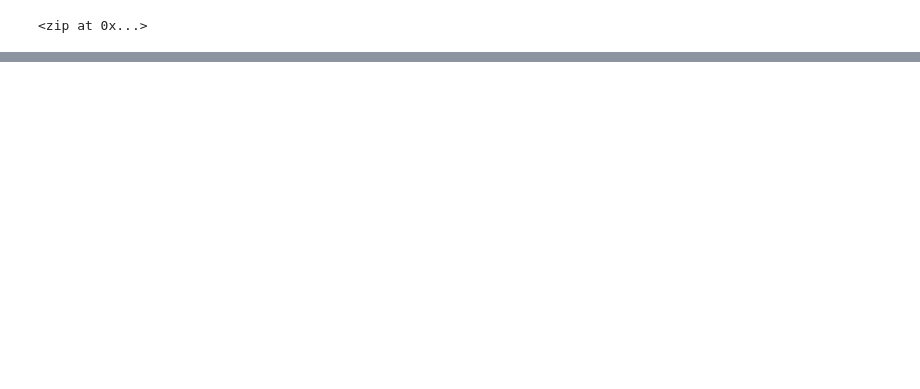
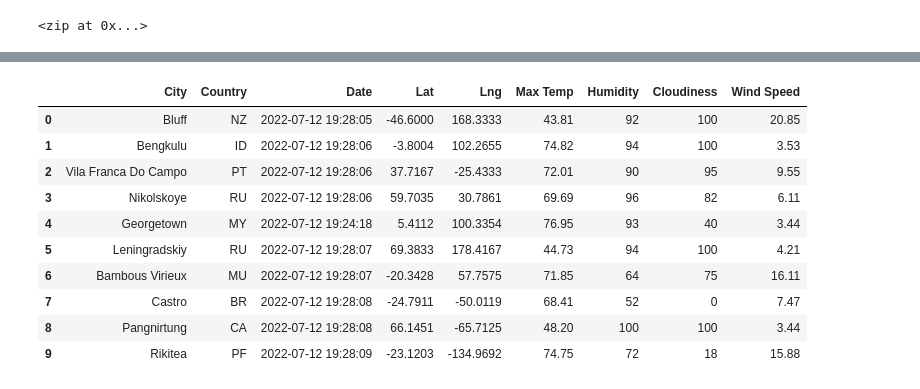
Before and after one commit to waciciarelli/World_Weather_Analysis, a Jupyter notebook: WeatherPy.ipynb, the cells around one changed output, grey strips where cells are left out. Saved outputs shown, nothing was run; the diff lists cells and outputs as text; code cells hidden in the pictures; blank space fills up the shorter version.

```diff
--- a/WeatherPy.ipynb
+++ b/WeatherPy.ipynb
@@ -54,0 +283,18 @@ len(cities)
+# %%
+new_column_order = ["City", "Country", "Date", "Lat", "Lng", "Max Temp", "Humidity", "Cloudiness", "Wind Speed"]
+# %%
+city_data_df = city_data_df[new_column_order]
+# %%
+city_data_df.head(10)
+# %% [output]
+|  | City | Country | Date | Lat | Lng | Max Temp | Humidity | Cloudiness | Wind Speed |
+| 0 | Bluff | NZ | 2022-07-12 19:28:05 | -46.6000 | 168.3333 | 43.81 | 92 | 100 | 20.85 |
+| 1 | Bengkulu | ID | 2022-07-12 19:28:06 | -3.8004 | 102.2655 | 74.82 | 94 | 100 | 3.53 |
+| 2 | Vila Franca Do Campo | PT | 2022-07-12 19:28:06 | 37.7167 | -25.4333 | 72.01 | 90 | 95 | 9.55 |
+| 3 | Nikolskoye | RU | 2022-07-12 19:28:06 | 59.7035 | 30.7861 | 69.69 | 96 | 82 | 6.11 |
+| 4 | Georgetown | MY | 2022-07-12 19:24:18 | 5.4112 | 100.3354 | 76.95 | 93 | 40 | 3.44 |
+| 5 | Leningradskiy | RU | 2022-07-12 19:28:07 | 69.3833 | 178.4167 | 44.73 | 94 | 100 | 4.21 |
+| 6 | Bambous Virieux | MU | 2022-07-12 19:28:07 | -20.3428 | 57.7575 | 71.85 | 64 | 75 | 16.11 |
+| 7 | Castro | BR | 2022-07-12 19:28:08 | -24.7911 | -50.0119 | 68.41 | 52 | 0 | 7.47 |
+| 8 | Pangnirtung | CA | 2022-07-12 19:28:08 | 66.1451 | -65.7125 | 48.20 | 100 | 100 | 3.44 |
+| 9 | Rikitea | PF | 2022-07-12 19:28:09 | -23.1203 | -134.9692 | 74.75 | 72 | 18 | 15.88 |
```
Also changed, not shown: parts of 23 cells of this notebook, 3 other files.
